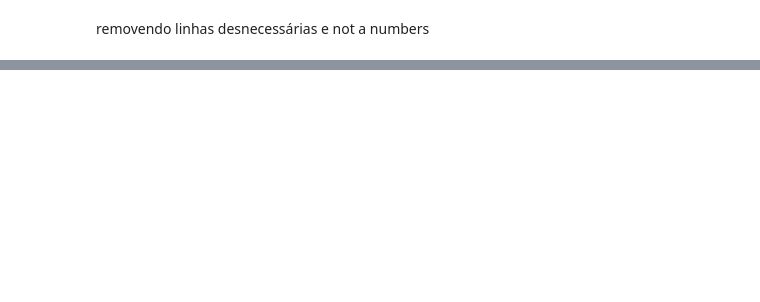
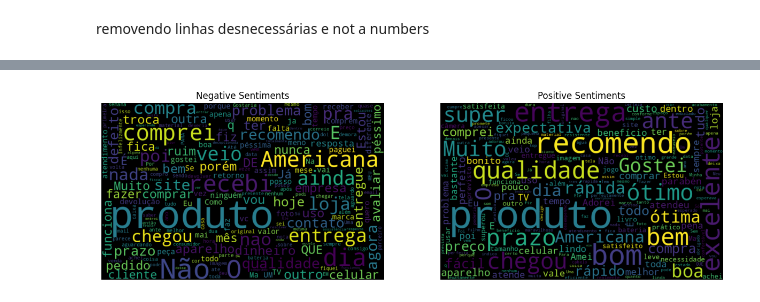
Before and after one commit to rivervaladao/FIAP-POS-TECH, a Jupyter notebook: IA_PLN/aula02/Classificador_Avaliacao.ipynb, the cells around one changed output, grey strips where cells are left out. Drawn from its saved outputs; the diff is of its cells as text; code cells hidden in the pictures; blank space fills up the shorter version.

```diff
--- a/IA_PLN/aula02/Classificador_Avaliacao.ipynb
+++ b/IA_PLN/aula02/Classificador_Avaliacao.ipynb
@@ -46,0 +122,44 @@ AttributeError: 'NoneType' object has no attribute 'polarity'
+# %%
+#remocao de stop words
+from matplotlib import pyplot as plt
+from nltk import tokenize, download
+from nltk.corpus import stopwords
+from wordcloud import WordCloud
+from string import punctuation
+
+processed_words = list()
+brazilian_stop_words = stopwords.words('portuguese')
+
+pontuction_text = list()
+for p in punctuation:
+  pontuction_text.append(p)
+
+brazilian_stop_words_pontuation = brazilian_stop_words + pontuction_text
+
+for text in avaliacoes.review_text:
+  new_text = list()
+  tokens = tokenize.WhitespaceTokenizer().tokenize(text)
+  for word in tokens:
+    if word not in brazilian_stop_words_pontuation:
+      new_text.append(word)
+  processed_words.append(' '.join(new_text))
+
+avaliacoes["review_text_processed"] = processed_words
+
+positive_aval = ' '.join([text for text in avaliacoes.query("polarity == 1").review_text_processed])
+negative_aval = ' '.join([text for text in avaliacoes.query("polarity == 0").review_text_processed])
+negative_wc = WordCloud(width=800, height=500, random_state=21, max_font_size=110, collocations=False).generate(negative_aval)
+positive_wc = WordCloud(width=800, height=500, random_state=21, max_font_size=110, collocations=False).generate(positive_aval)
+# %%
+plt.figure(figsize=(15,8))
+plt.subplot(1,2,1)
+plt.imshow(negative_wc, interpolation="bilinear")
+plt.title("Negative Sentiments")
+plt.axis('off')
+plt.subplot(1,2,2)
+plt.imshow(positive_wc, interpolation="bilinear")
+plt.title("Positive Sentiments")
+plt.axis('off')
+plt.show()
+# %% [output]
+[figure, added]
```
Also changed, not shown: parts of 12 cells of this notebook.
